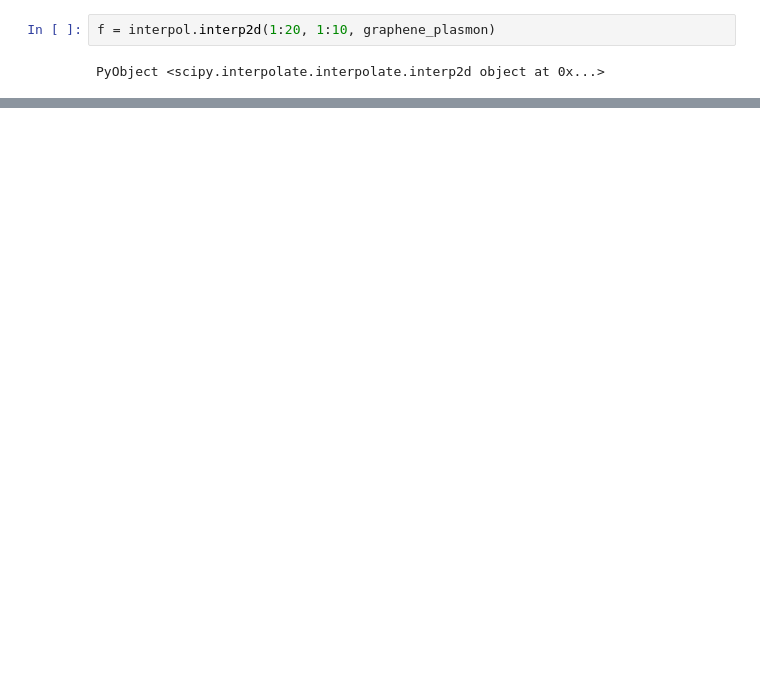
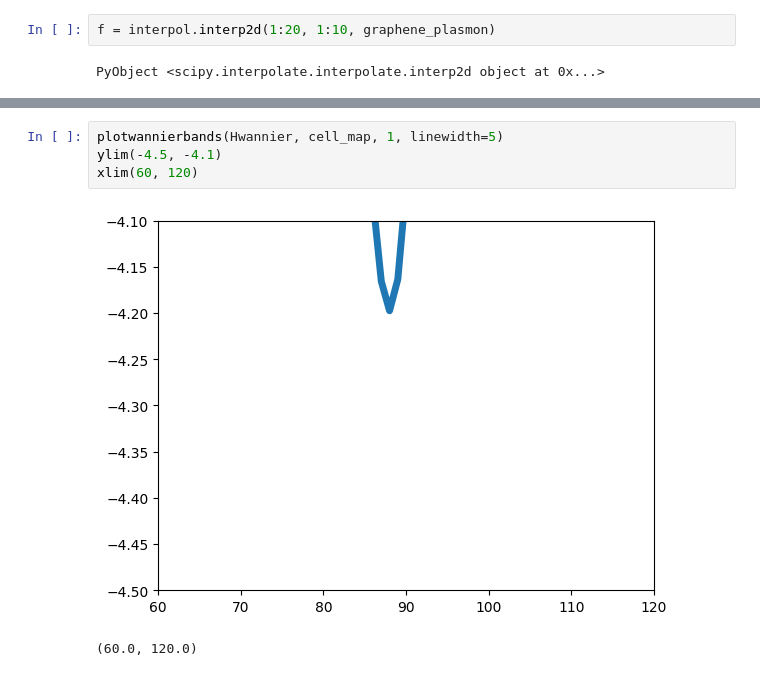
Before and after one commit to AliGhorashiCMT/Plasmons_Paper, a Jupyter notebook: Sanity Checks/Sanity Checks.ipynb, the cells around one changed output, grey strips where cells are left out. Drawn from its saved outputs; the diff is of its cells as text; blank space fills up the shorter version.

```diff
--- a/Sanity Checks/Sanity Checks.ipynb
+++ b/Sanity Checks/Sanity Checks.ipynb
@@ -203,0 +282,7 @@ JJDFTX.graphene_dos_check()
+# %%
+plotwannierbands(Hwannier, cell_map, 1, linewidth=5)
+ylim(-4.5, -4.1)
+xlim(60, 120)
+# %% [output]
+[figure, added]
+(60.0, 120.0)
```
Also changed, not shown: parts of 58 cells of this notebook, 2 other files.
